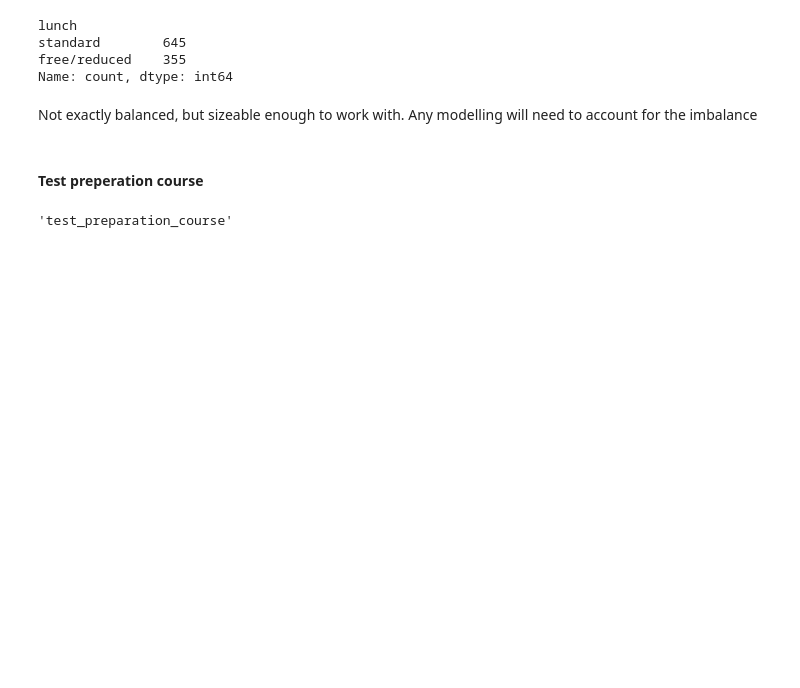
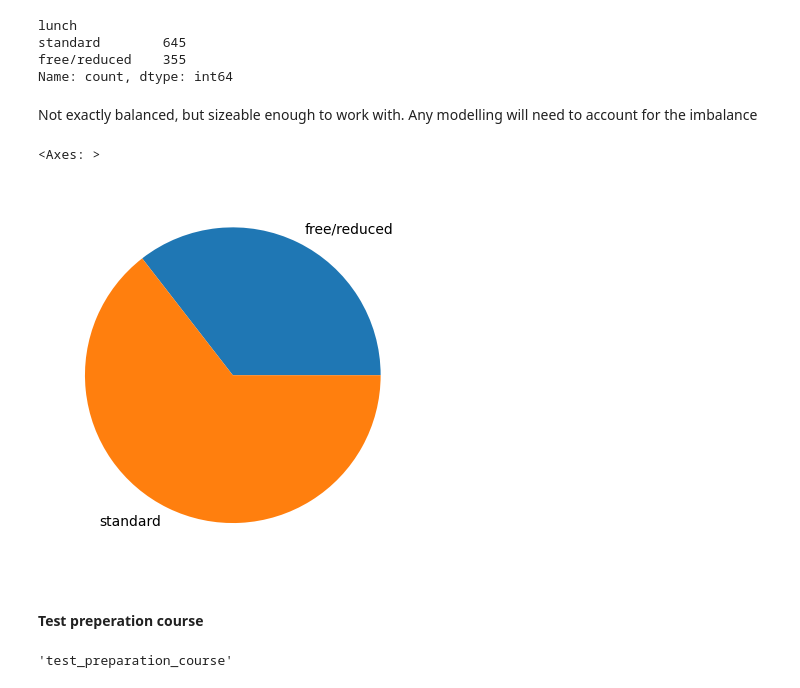
Before and after one commit to unded666/MeshTask, a Jupyter notebook: Student Score Analysis.ipynb, the cells around one changed output. Saved outputs shown, nothing was run; the diff lists cells and outputs as text; code cells hidden in the pictures; blank space fills up the shorter version.

```diff
--- a/Student Score Analysis.ipynb
+++ b/Student Score Analysis.ipynb
@@ -198,6 +203,11 @@ free/reduced    355
 Name: count, dtype: int64
 # %% [markdown]
 Not exactly balanced, but sizeable enough to work with. Any modelling will need to account for the imbalance
+# %%
+student_df.groupby('lunch').size().plot(kind='pie')
+# %% [output]
+<Axes: >
+[figure, added]
 # %% [markdown]
 #### Test preperation course
 # %%
```
Also changed, not shown: parts of 54 cells of this notebook.
